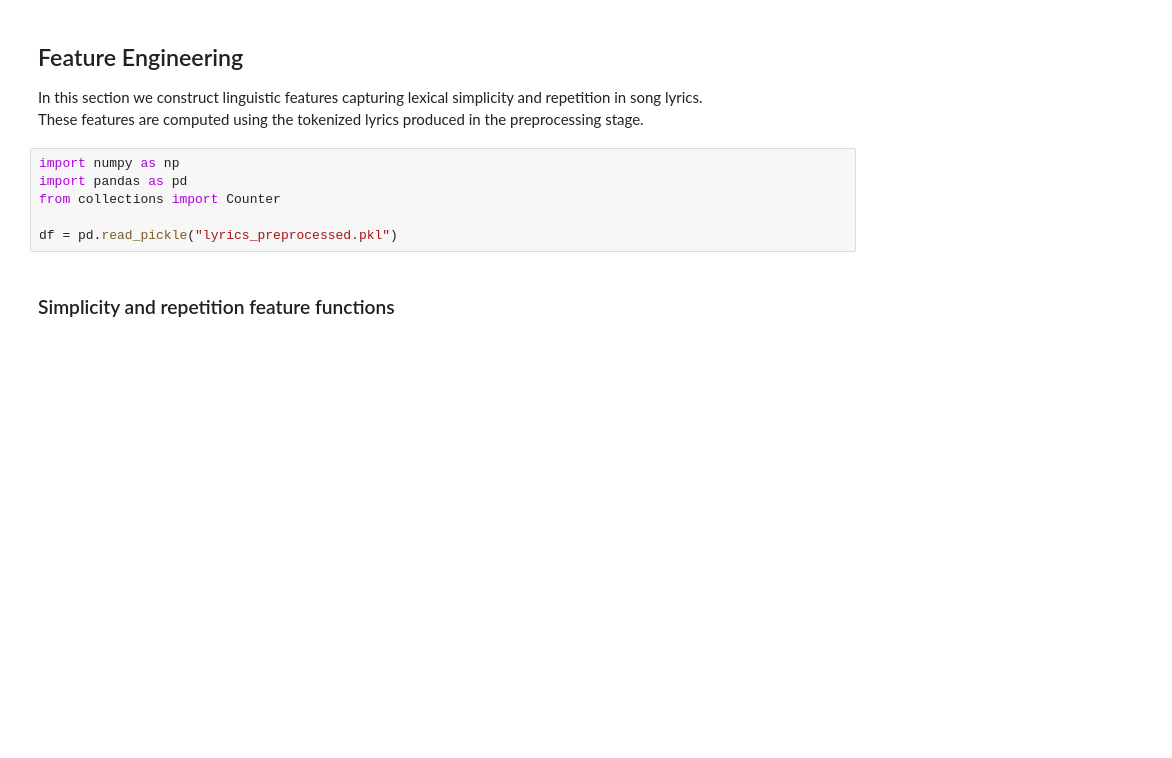
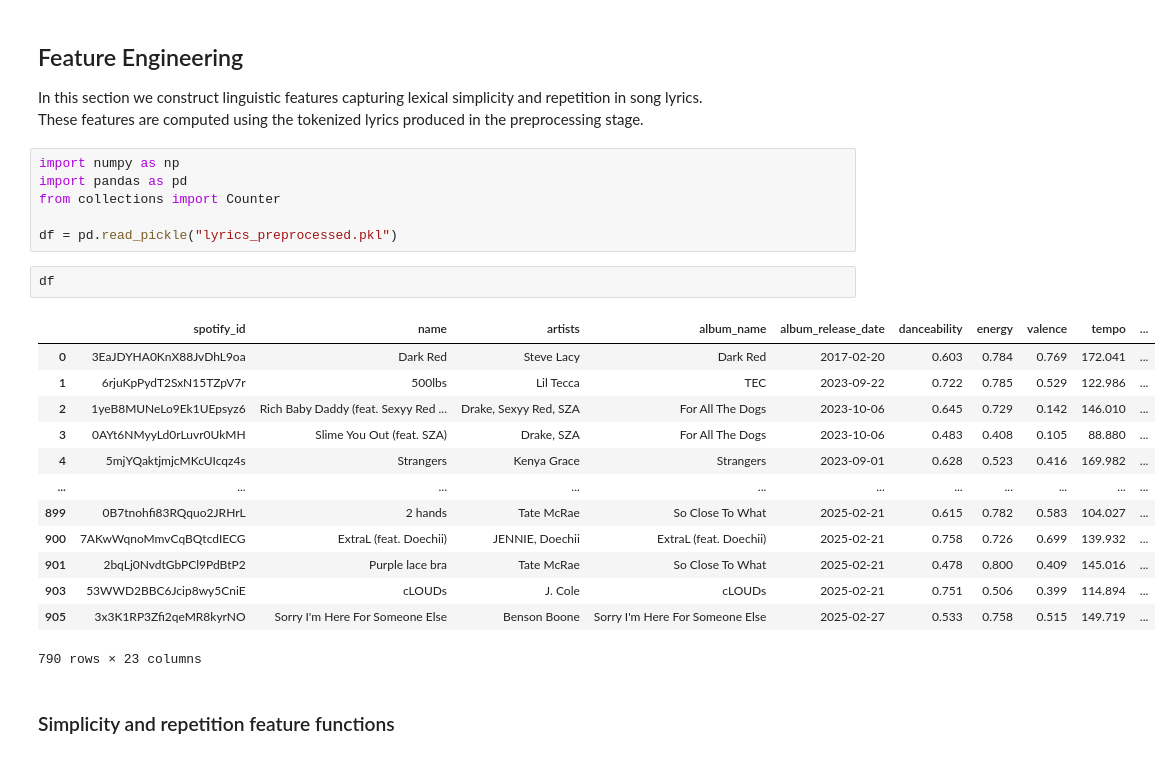
Before and after one commit to Manzife/Text-Mining, a Jupyter notebook: feature_engineering.ipynb, the cells around one changed output. Cells and saved outputs as stored; diff of their text form; blank space fills up the shorter version.

```diff
--- a/feature_engineering.ipynb
+++ b/feature_engineering.ipynb
@@ -9,6 +9,22 @@ import pandas as pd
 from collections import Counter
 
 df = pd.read_pickle("lyrics_preprocessed.pkl")
+# %%
+df
+# %% [output]
+|  | spotify_id | name | artists | album_name | album_release_date | danceability | energy | valence | tempo | ... |
+| 0 | 3EaJDYHA0KnX88JvDhL9oa | Dark Red | Steve Lacy | Dark Red | 2017-02-20 | 0.603 | 0.784 | 0.769 | 172.041 | ... |
+| 1 | 6rjuKpPydT2SxN15TZpV7r | 500lbs | Lil Tecca | TEC | 2023-09-22 | 0.722 | 0.785 | 0.529 | 122.986 | ... |
+| 2 | 1yeB8MUNeLo9Ek1UEpsyz6 | Rich Baby Daddy (feat. Sexyy Red ... | Drake, Sexyy Red, SZA | For All The Dogs | 2023-10-06 | 0.645 | 0.729 | 0.142 | 146.010 | ... |
+| 3 | 0AYt6NMyyLd0rLuvr0UkMH | Slime You Out (feat. SZA) | Drake, SZA | For All The Dogs | 2023-10-06 | 0.483 | 0.408 | 0.105 | 88.880 | ... |
+| 4 | 5mjYQaktjmjcMKcUIcqz4s | Strangers | Kenya Grace | Strangers | 2023-09-01 | 0.628 | 0.523 | 0.416 | 169.982 | ... |
+| ... | ... | ... | ... | ... | ... | ... | ... | ... | ... | ... |
+| 899 | 0B7tnohfi83RQquo2JRHrL | 2 hands | Tate McRae | So Close To What | 2025-02-21 | 0.615 | 0.782 | 0.583 | 104.027 | ... |
+| 900 | 7AKwWqnoMmvCqBQtcdIECG | ExtraL (feat. Doechii) | JENNIE, Doechii | ExtraL (feat. Doechii) | 2025-02-21 | 0.758 | 0.726 | 0.699 | 139.932 | ... |
+| 901 | 2bqLj0NvdtGbPCl9PdBtP2 | Purple lace bra | Tate McRae | So Close To What | 2025-02-21 | 0.478 | 0.800 | 0.409 | 145.016 | ... |
+| 903 | 53WWD2BBC6Jcip8wy5CniE | cLOUDs | J. Cole | cLOUDs | 2025-02-21 | 0.751 | 0.506 | 0.399 | 114.894 | ... |
+| 905 | 3x3K1RP3Zfi2qeMR8kyrNO | Sorry I'm Here For Someone Else | Benson Boone | Sorry I'm Here For Someone Else | 2025-02-27 | 0.533 | 0.758 | 0.515 | 149.719 | ... |
+790 rows × 23 columns
 # %% [markdown]
 ### Simplicity and repetition feature functions
 # %%
```
Also changed, not shown: 2 other files.
